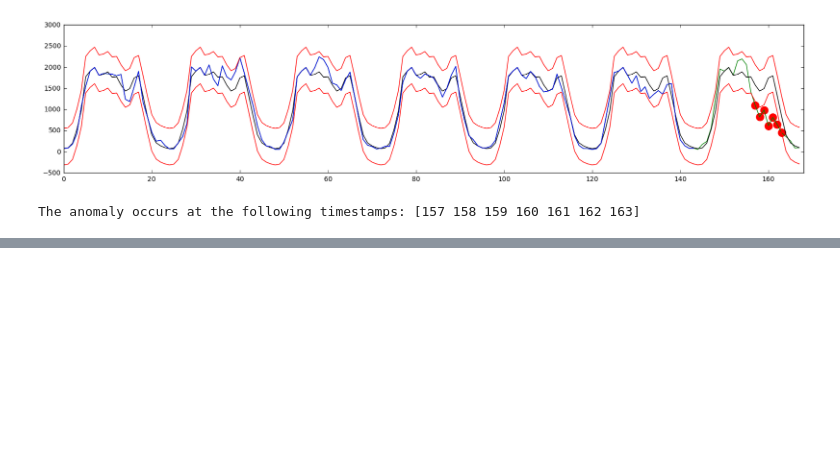
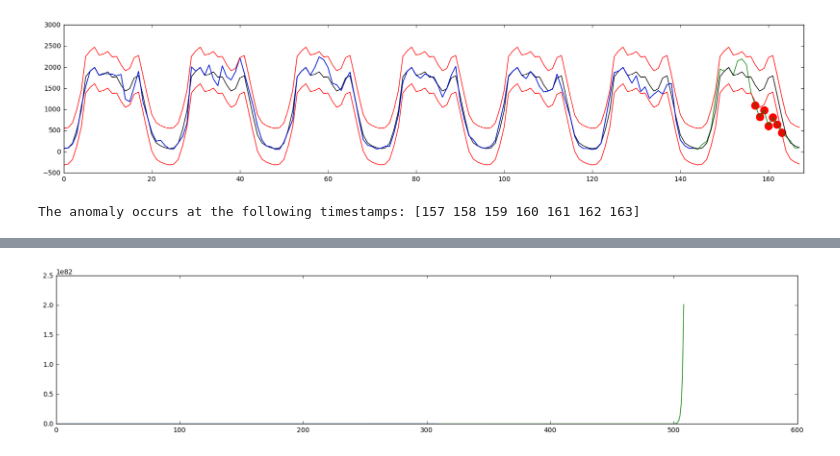
Before and after one commit to bartdevylder/bikecity-tutorial, a Jupyter notebook: Anomaly detection - solutions.ipynb, the cells around one changed output, grey strips where cells are left out. Saved outputs shown, nothing was run; the diff lists cells and outputs as text; code cells hidden in the pictures; blank space fills up the shorter version.

```diff
--- a/Anomaly detection - solutions.ipynb
+++ b/Anomaly detection - solutions.ipynb
@@ -148,0 +213,7 @@ The anomaly occurs at the following timestamps: [157 158 159 160 161 162 163]
+# %%
+def convert_time_series_to_Xy(ts, width):
+    X, y = [], []
+    for i in range(len(ts) - width - 1):
+        X.append(ts[i : i + width])
+        y.append(ts[i + width])
+    return np.array(X), np.array(y)
@@ -148,0 +231,6 @@ The anomaly occurs at the following timestamps: [157 158 159 160 161 162 163]
+# %%
+width = 154
+X, y = convert_time_series_to_Xy(train_set, width)
+model = sklearn.linear_model.LinearRegression()
+model.fit(X,y)
+print 'The score of the linear model with widht =', width, 'is', model.score(X, y)
@@ -148,0 +245,23 @@ The anomaly occurs at the following timestamps: [157 158 159 160 161 162 163]
+# %%
+# this is a helper function to make the predictions
+def predict(model, train_set, width, nof_points):
+    prediction = []
+    # create the input data set for the first predicted output
+    # copy the data to make sure the orriginal is not overwritten
+    x_test = copy.deepcopy(train_set[-width : ])
+    for i in range(nof_points):
+        # predict only the next data point
+        prediction.append(model.predict(x_test.reshape((1, -1))))
+        # use the newly predicted data point as input for the next prediction
+        x_test[0 : -1] = x_test[1 : ]
+        x_test[-1] = prediction[-1]
+    return np.array(prediction)
+# %%
+prediction = predict(model, train_set, width, 200)
+
+plt.figure(figsize=(20,4))
+plt.plot(np.concatenate((train_set, prediction[:,0])), 'g')
+plt.plot(train_set, 'b')
+plt.show()
+# %% [output]
+[figure, added]
```
Also changed, not shown: parts of 17 cells of this notebook, 2 other files.
